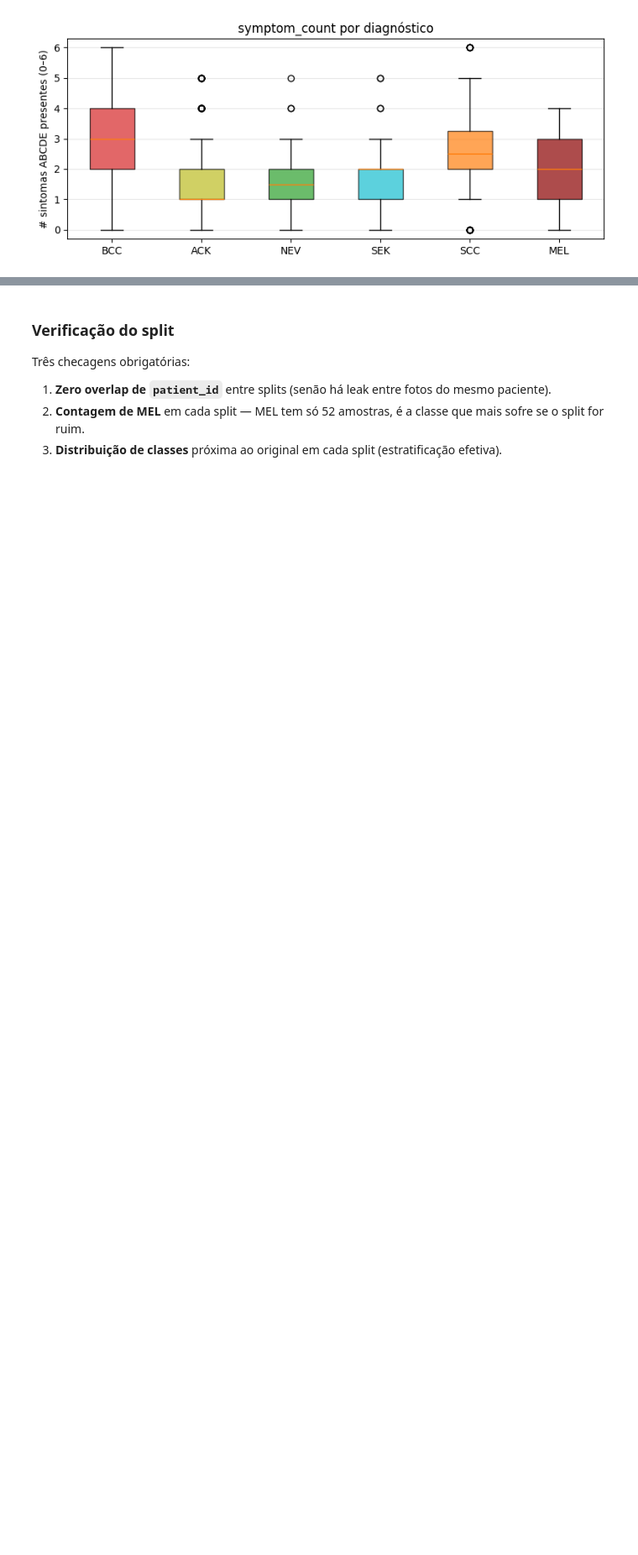
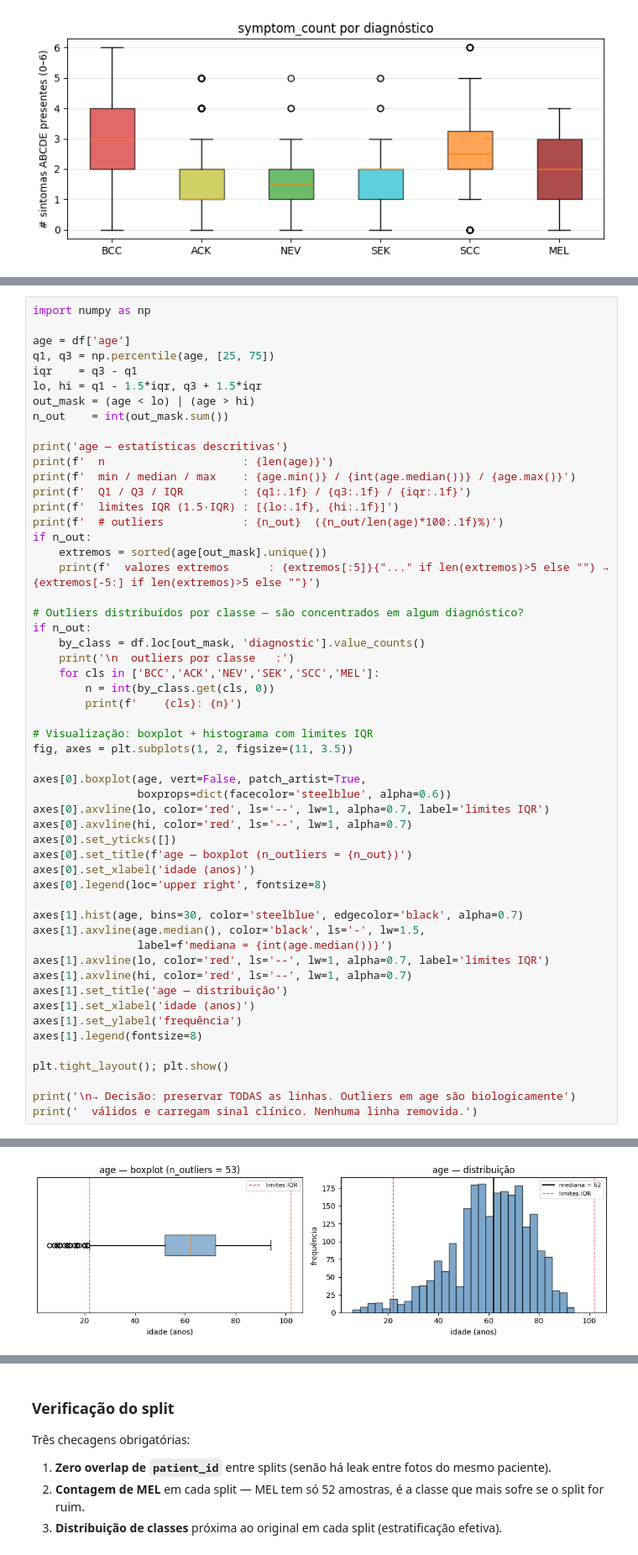
Before and after one commit to Icaro-Oliveira1/pad-ufes-skin-classification, a Jupyter notebook: notebooks_v2/02_preprocessamento_metadados.ipynb, the cells around one changed output, grey strips where cells are left out. Shown at 84% size. Drawn from its saved outputs; the diff is of its cells as text; blank space fills up the shorter version.

```diff
--- a/notebooks_v2/02_preprocessamento_metadados.ipynb
+++ b/notebooks_v2/02_preprocessamento_metadados.ipynb
@@ -516,0 +600,55 @@ plt.tight_layout(); plt.show()
+# %%
+import numpy as np
+
+age = df['age']
+q1, q3 = np.percentile(age, [25, 75])
+iqr    = q3 - q1
+lo, hi = q1 - 1.5*iqr, q3 + 1.5*iqr
+out_mask = (age < lo) | (age > hi)
+n_out    = int(out_mask.sum())
+
+print('age — estatísticas descritivas')
+print(f'  n                     : {len(age)}')
+print(f'  min / median / max    : {age.min()} / {int(age.median())} / {age.max()}')
+print(f'  Q1 / Q3 / IQR         : {q1:.1f} / {q3:.1f} / {iqr:.1f}')
+print(f'  limites IQR (1.5·IQR) : [{lo:.1f}, {hi:.1f}]')
+print(f'  # outliers            : {n_out}  ({n_out/len(age)*100:.1f}%)')
+if n_out:
+    extremos = sorted(age[out_mask].unique())
+    print(f'  valores extremos      : {extremos[:5]}{"..." if len(extremos)>5 else ""} → {extremos[-5:] if len(extremos)>5 else ""}')
+
+# Outliers distribuídos por classe — são concentrados em algum diagnóstico?
+if n_out:
+    by_class = df.loc[out_mask, 'diagnostic'].value_counts()
+    print('\n  outliers por classe   :')
+    for cls in ['BCC','ACK','NEV','SEK','SCC','MEL']:
+        n = int(by_class.get(cls, 0))
+        print(f'    {cls}: {n}')
+
+# Visualização: boxplot + histograma com limites IQR
+fig, axes = plt.subplots(1, 2, figsize=(11, 3.5))
+
+axes[0].boxplot(age, vert=False, patch_artist=True,
+                boxprops=dict(facecolor='steelblue', alpha=0.6))
+axes[0].axvline(lo, color='red', ls='--', lw=1, alpha=0.7, label='limites IQR')
+axes[0].axvline(hi, color='red', ls='--', lw=1, alpha=0.7)
+axes[0].set_yticks([])
+axes[0].set_title(f'age — boxplot (n_outliers = {n_out})')
+axes[0].set_xlabel('idade (anos)')
+axes[0].legend(loc='upper right', fontsize=8)
+
+axes[1].hist(age, bins=30, color='steelblue', edgecolor='black', alpha=0.7)
+axes[1].axvline(age.median(), color='black', ls='-', lw=1.5,
+                label=f'mediana = {int(age.median())}')
+axes[1].axvline(lo, color='red', ls='--', lw=1, alpha=0.7, label='limites IQR')
+axes[1].axvline(hi, color='red', ls='--', lw=1, alpha=0.7)
+axes[1].set_title('age — distribuição')
+axes[1].set_xlabel('idade (anos)')
+axes[1].set_ylabel('frequência')
+axes[1].legend(fontsize=8)
+
+plt.tight_layout(); plt.show()
+
+print('\n→ Decisão: preservar TODAS as linhas. Outliers em age são biologicamente')
+print('  válidos e carregam sinal clínico. Nenhuma linha removida.')
+# %% [output]
@@ -516,0 +670 @@ plt.tight_layout(); plt.show()
+[figure, added]
```
Also changed, not shown: parts of 9 cells of this notebook, 4 other files.
